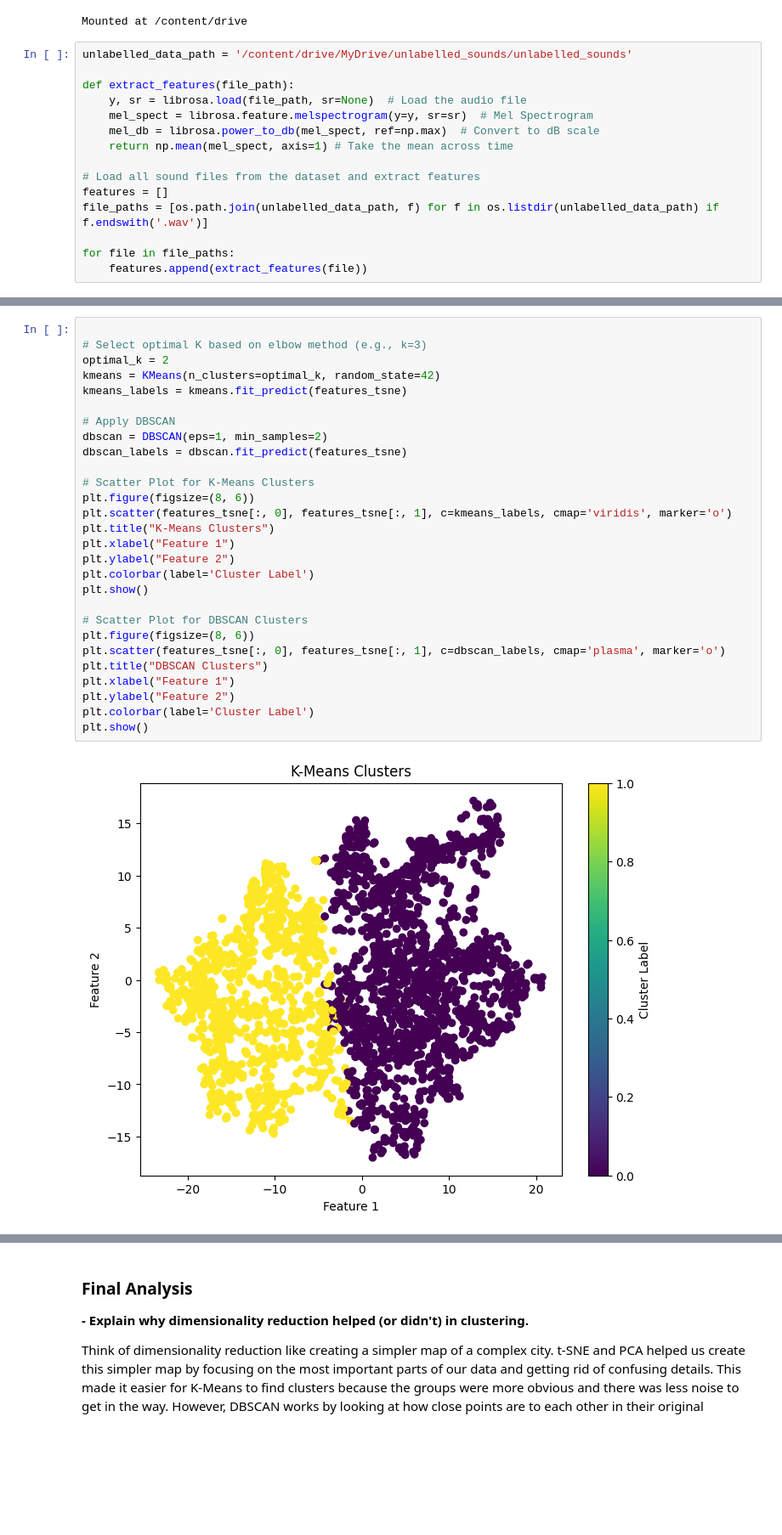
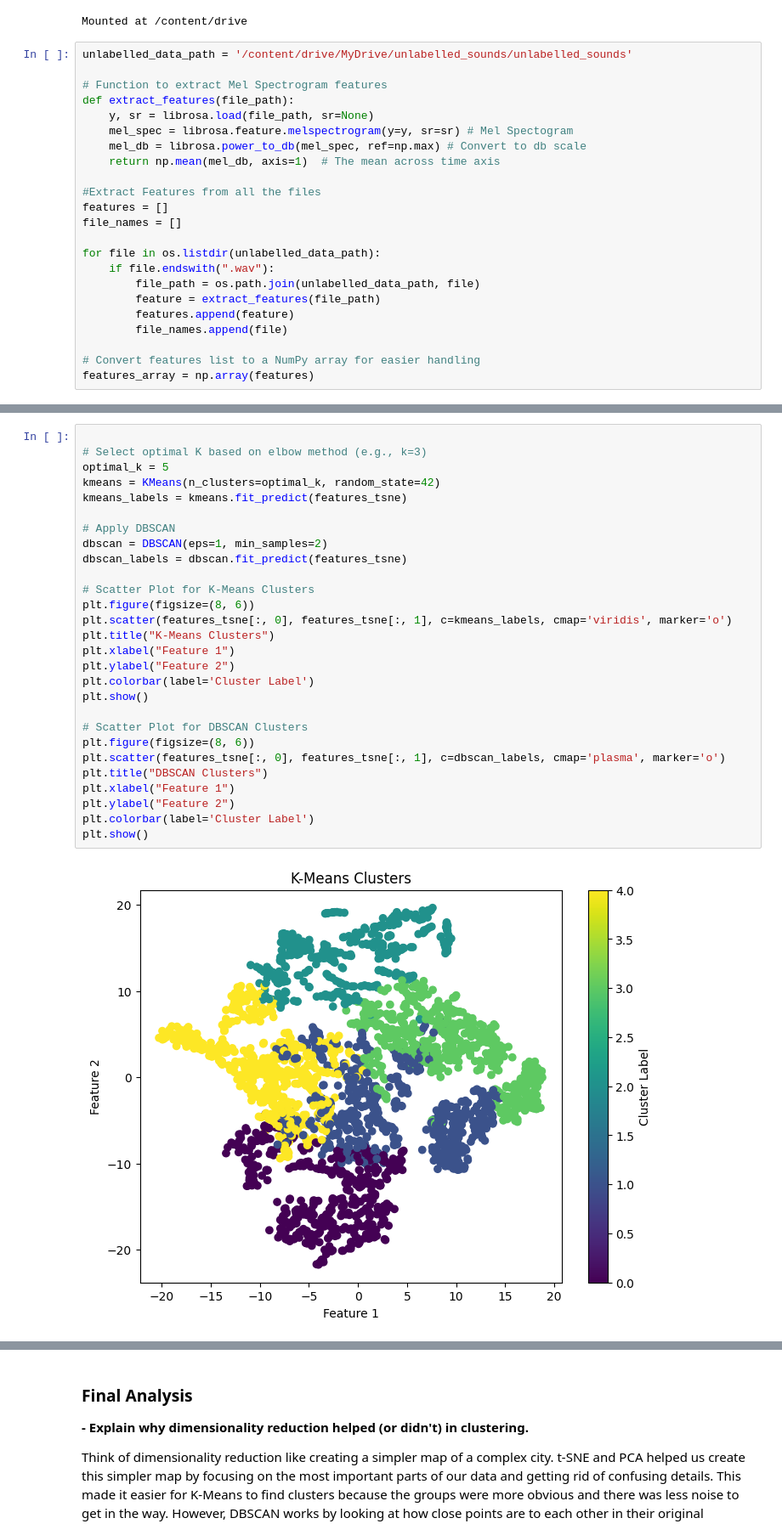
Before and after one commit to k-ganda/sound_clustering, a Jupyter notebook: notebook/clustering_assignment.ipynb, the cells around one changed output, grey strips where cells are left out. Shown at 85% size. Saved outputs shown, nothing was run; the diff lists cells and outputs as text; blank space fills up the shorter version.

```diff
--- a/notebook/clustering_assignment.ipynb
+++ b/notebook/clustering_assignment.ipynb
@@ -27,16 +27,24 @@ Mounted at /content/drive
 # %%
 unlabelled_data_path = '/content/drive/MyDrive/unlabelled_sounds/unlabelled_sounds'
 
+# Function to extract Mel Spectrogram features
 def extract_features(file_path):
-    y, sr = librosa.load(file_path, sr=None)  # Load the audio file
-    mel_spect = librosa.feature.melspectrogram(y=y, sr=sr)  # Mel Spectrogram
-    mel_db = librosa.power_to_db(mel_spect, ref=np.max)  # Convert to dB scale
-    return np.mean(mel_spect, axis=1) # Take the mean across time
+    y, sr = librosa.load(file_path, sr=None)
+    mel_spec = librosa.feature.melspectrogram(y=y, sr=sr) # Mel Spectogram
+    mel_db = librosa.power_to_db(mel_spec, ref=np.max) # Convert to db scale
+    return np.mean(mel_db, axis=1)  # The mean across time axis
 
-# Load all sound files from the dataset and extract features
+#Extract Features from all the files
 features = []
-file_paths = [os.path.join(unlabelled_data_path, f) for f in os.listdir(unlabelled_data_path) if f.endswith('.wav')]
+file_names = []
 
-for file in file_paths:
-    features.append(extract_features(file))
+for file in os.listdir(unlabelled_data_path):
+    if file.endswith(".wav"):
+        file_path = os.path.join(unlabelled_data_path, file)
+        feature = extract_features(file_path)
+        features.append(feature)
+        file_names.append(file)
+
+# Convert features list to a NumPy array for easier handling
+features_array = np.array(features)
 # %%
@@ -181,30 +169,30 @@ Optimal number of clusters (k) based on Silhouette Score: 2
 # %%
 
 # Select optimal K based on elbow method (e.g., k=3)
-optimal_k = 2
+optimal_k = 5
 kmeans = KMeans(n_clusters=optimal_k, random_state=42)
 kmeans_labels = kmeans.fit_predict(features_tsne)
 
 # Apply DBSCAN
 dbscan = DBSCAN(eps=1, min_samples=2)
 dbscan_labels = dbscan.fit_predict(features_tsne)
 
 # Scatter Plot for K-Means Clusters
 plt.figure(figsize=(8, 6))
 plt.scatter(features_tsne[:, 0], features_tsne[:, 1], c=kmeans_labels, cmap='viridis', marker='o')
 plt.title("K-Means Clusters")
 plt.xlabel("Feature 1")
 plt.ylabel("Feature 2")
 plt.colorbar(label='Cluster Label')
 plt.show()
 
 # Scatter Plot for DBSCAN Clusters
 plt.figure(figsize=(8, 6))
 plt.scatter(features_tsne[:, 0], features_tsne[:, 1], c=dbscan_labels, cmap='plasma', marker='o')
 plt.title("DBSCAN Clusters")
 plt.xlabel("Feature 1")
 plt.ylabel("Feature 2")
 plt.colorbar(label='Cluster Label')
 plt.show()
 # %% [output]
-[figure, old version]
+[figure, new version]
```
Also changed, not shown: parts of 13 cells of this notebook.
